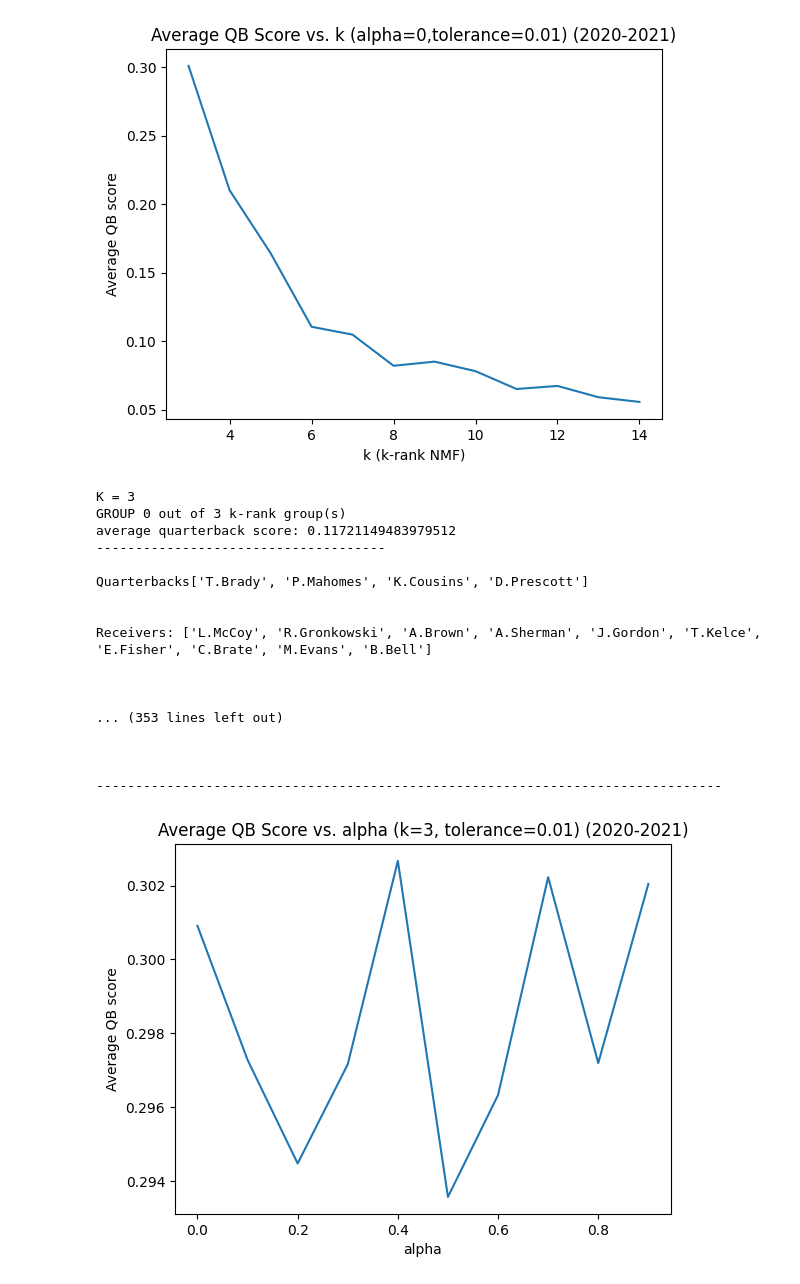
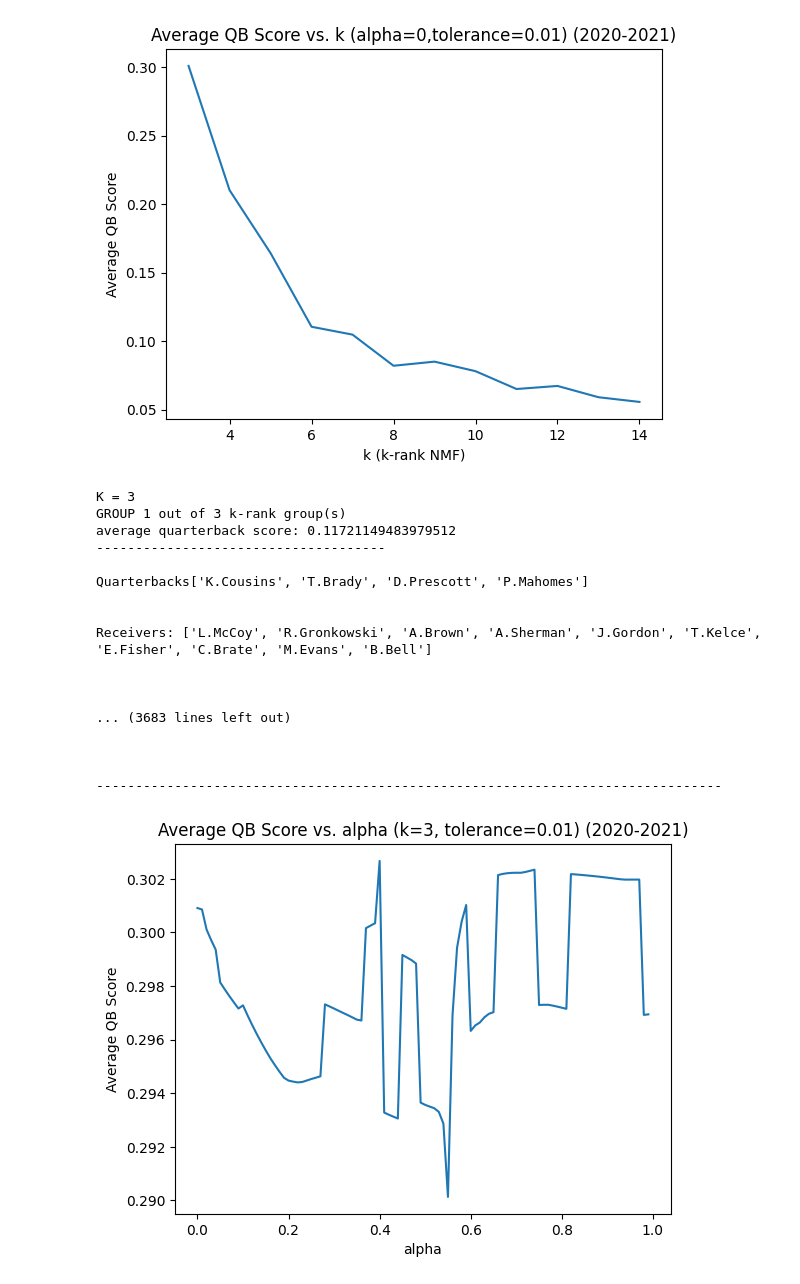
Before and after one commit to ChristopheBrown/nfl-ml, a Jupyter notebook: nfl_receiver-passer_pairs/nfl_w10_NMF_2yrs.ipynb, the cells around one changed output. Drawn from its saved outputs; the diff is of its cells as text; code cells hidden in the pictures.

```diff
--- a/nfl_receiver-passer_pairs/nfl_w10_NMF_2yrs.ipynb
+++ b/nfl_receiver-passer_pairs/nfl_w10_NMF_2yrs.ipynb
@@ -278,7 +280,7 @@ plt.show()
 k_ranks = np.arange(3,15)  # The number of "receiver groups" to learn
 tolerance = 0.01 # Stopping condition for training. Smaller value = more training
 
-alpha_vals = np.arange(0, 1, 0.1)
+alpha_vals = np.arange(0, 1, 0.01)
 avg_qb_scores = []
 
 
@@ -329,7 +331,7 @@ for alpha in alpha_vals:
     for group in range(k):
 
 
-        print(f'GROUP {group} out of {k} k-rank group(s)')
+        print(f'GROUP {group+1} out of {k} k-rank group(s)')
 
         qb_rankings = df_H.loc[f'rec_group_{group}'].where(df_H.loc[f'rec_group_{group}'] > .5).dropna()
 
@@ -358,18 +360,18 @@ for alpha in alpha_vals:
     print('\n--------------------------------------------------------------------------------\n')
 # %% [output]
 K = 3
-GROUP 0 out of 3 k-rank group(s)
+GROUP 1 out of 3 k-rank group(s)
 average quarterback score: 0.11721149483979512
 -------------------------------------
 
-Quarterbacks['T.Brady', 'P.Mahomes', 'K.Cousins', 'D.Prescott']
+Quarterbacks['K.Cousins', 'T.Brady', 'D.Prescott', 'P.Mahomes']
 
 
 Receivers: ['L.McCoy', 'R.Gronkowski', 'A.Brown', 'A.Sherman', 'J.Gordon', 'T.Kelce', 'E.Fisher', 'C.Brate', 'M.Evans', 'B.Bell']
 
 
 
-... (353 lines left out)
+... (3683 lines left out)
 
 
 
@@ -377,11 +379,11 @@ Receivers: ['L.McCoy', 'R.Gronkowski', 'A.Brown', 'A.Sherman', 'J.Gordon', 'T.Ke
 # %%
 fig = plt.figure()
 ax = plt.axes()
 ax.plot(alpha_vals, avg_qb_scores)
 plt.xlabel('alpha')
-plt.ylabel('Average QB score')
+plt.ylabel('Average QB Score')
 plt.title(f'Average QB Score vs. alpha (k=3, tolerance=0.01) ({time_period[0]}-{time_period[-1]})')
 plt.show()
 # %% [output]
-[figure, old version]
+[figure, new version]
 # %%
```
Also changed, not shown: parts of 8 cells of this notebook, 2 other files.
